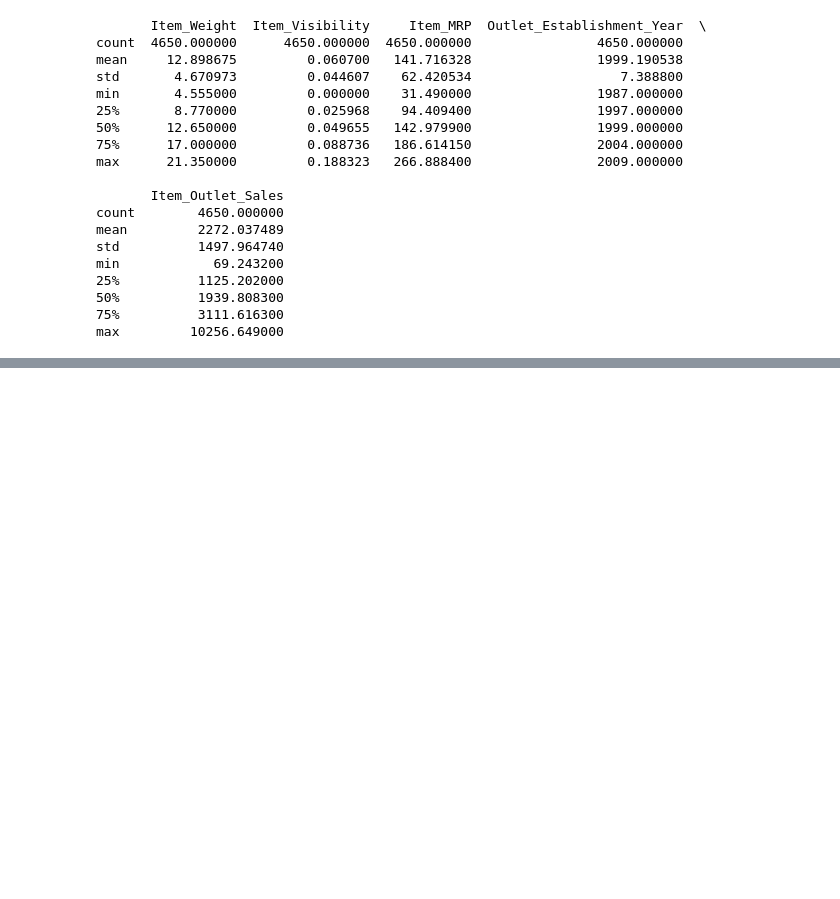
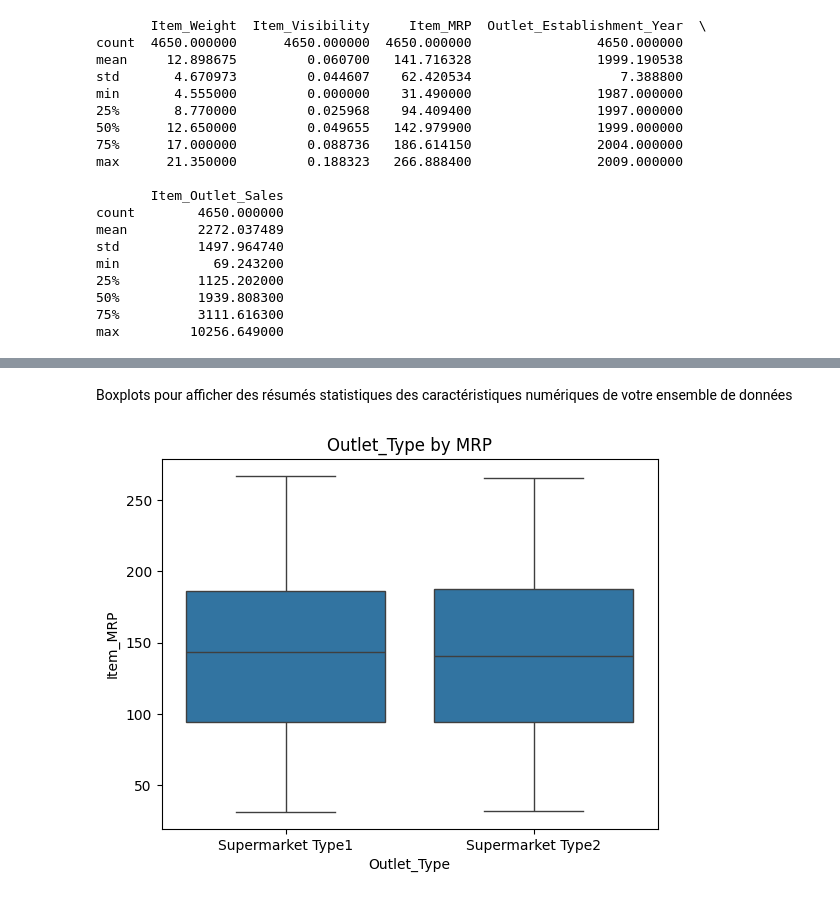
Before and after one commit to mongikourchid/Prediction-of-Product-Sales, a Jupyter notebook: Project_1_Part_2_(Core).ipynb, the cells around one changed output, grey strips where cells are left out. Cells and saved outputs as stored; diff of their text form; code cells hidden in the pictures; blank space fills up the shorter version.

```diff
--- a/Project_1_Part_2_(Core).ipynb
+++ b/Project_1_Part_2_(Core).ipynb
@@ -196,0 +260,8 @@ max         10256.649000
+# %% [markdown]
+Boxplots pour afficher des résumés statistiques des caractéristiques numériques de votre ensemble de données
+# %%
+# Create the boxplot
+ax = sns.boxplot(x = 'Outlet_Type', y = 'Item_MRP', data = df)
+ax.set_title('Outlet_Type by MRP');
+# %% [output]
+[figure, added]
```
Also changed, not shown: parts of 16 cells of this notebook.
